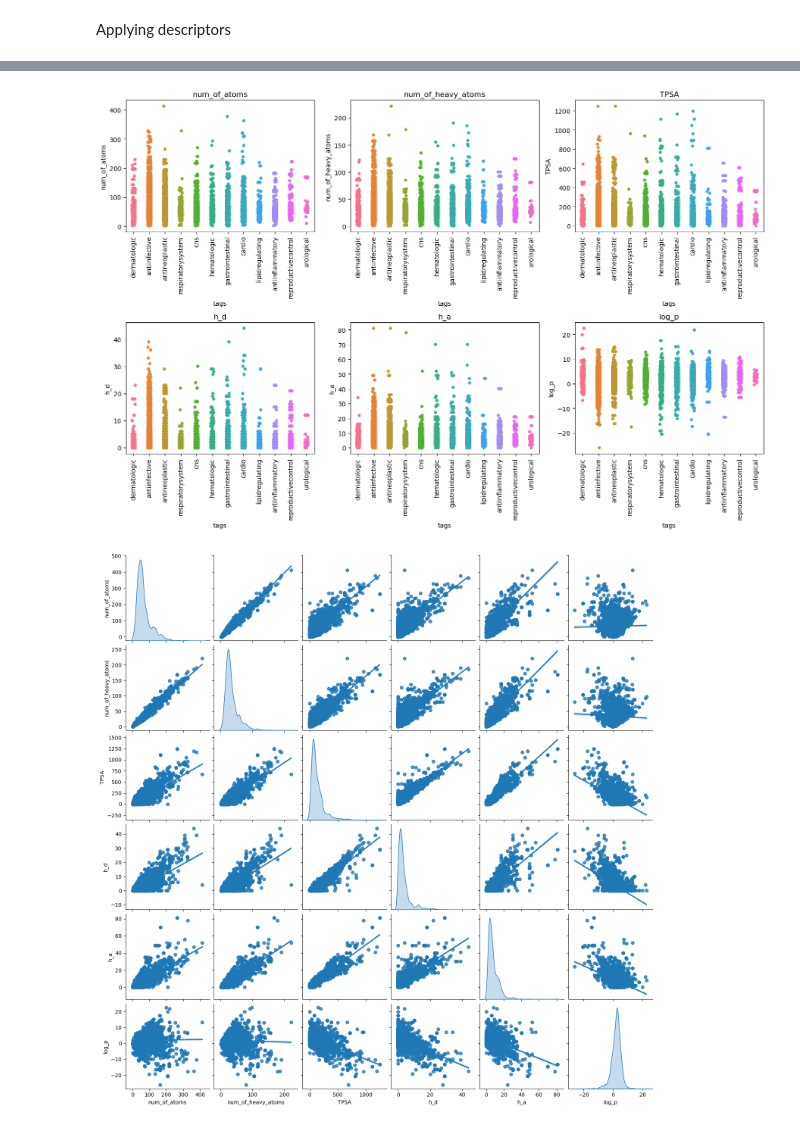
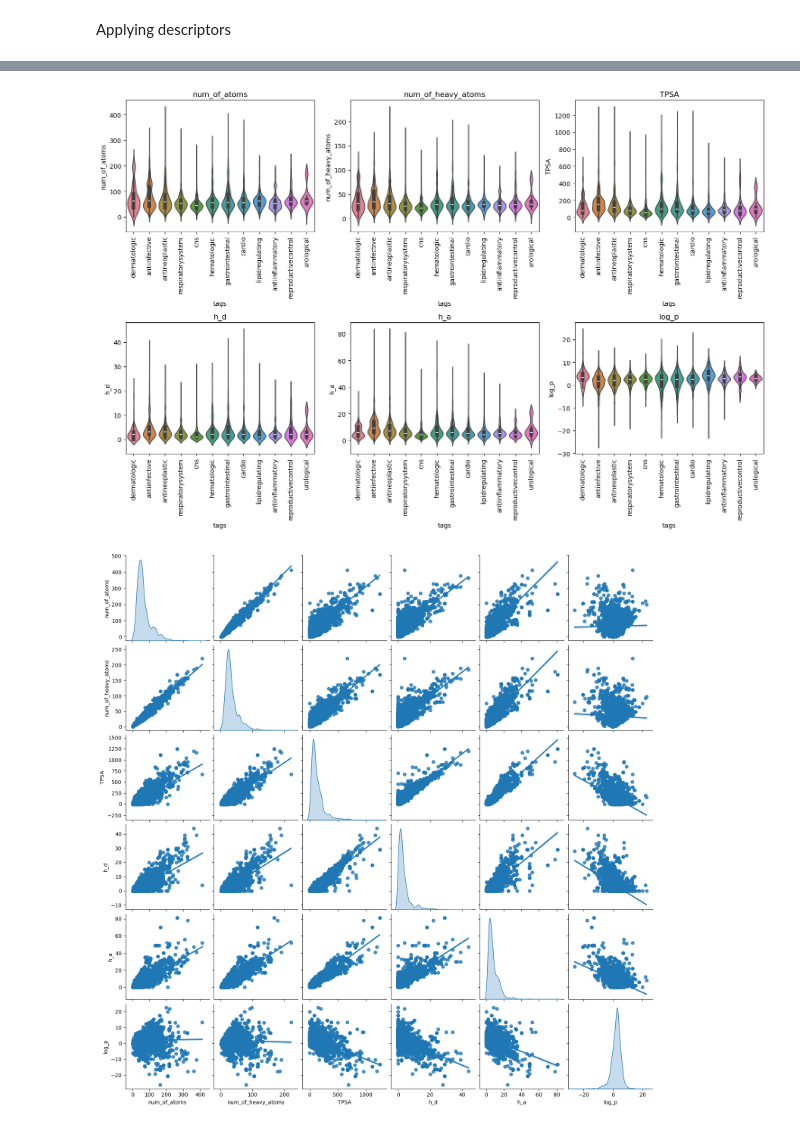
Before and after one commit to fkkarpinski/licencjat_git, a Jupyter notebook: notebook.ipynb, the cells around one changed output, grey strips where cells are left out. Drawn from its saved outputs; the diff is of its cells as text; code cells hidden in the pictures.

```diff
--- a/notebook.ipynb
+++ b/notebook.ipynb
@@ -101,16 +101,16 @@ data.describe()
 # %%
 features = ["num_of_atoms", "num_of_heavy_atoms", "TPSA", "h_d", "h_a", "log_p"]
 plt.figure(figsize=(15, 10))
 for i, feature in enumerate(features, 1):
     plt.subplot(2, 3, i)
-    sns.stripplot(x="tags", y=feature, data=data, hue="tags", legend=False)
+    sns.violinplot(x="tags", y=feature, data=data, hue="tags", legend=False)
     plt.title(feature)
     plt.ylabel(feature)
     plt.xticks(rotation=90)
 plt.tight_layout()
 plt.show()
 # %% [output]
-[figure, old version]
+[figure, new version]
 # %%
 sns.pairplot(data[["num_of_atoms", "num_of_heavy_atoms", "TPSA", "h_d", "h_a", "log_p"]], diag_kind="kde", kind="reg")
 plt.show()
```
Also changed, not shown: 1 other file.
